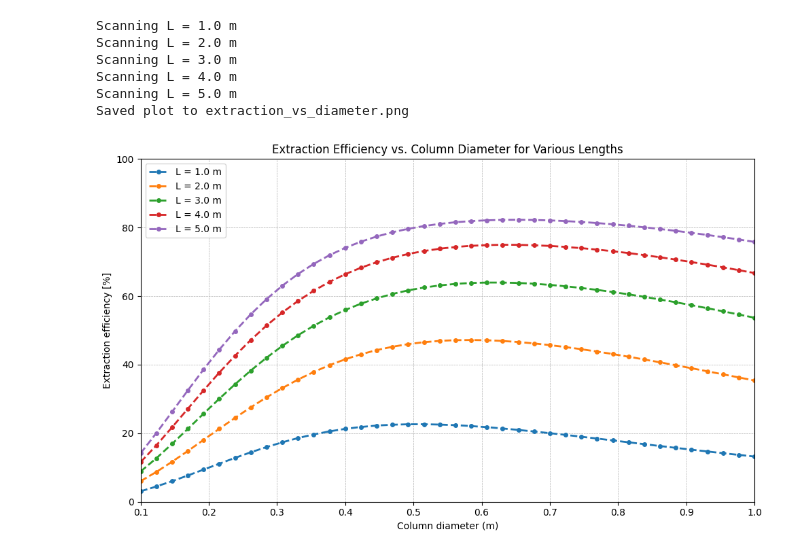
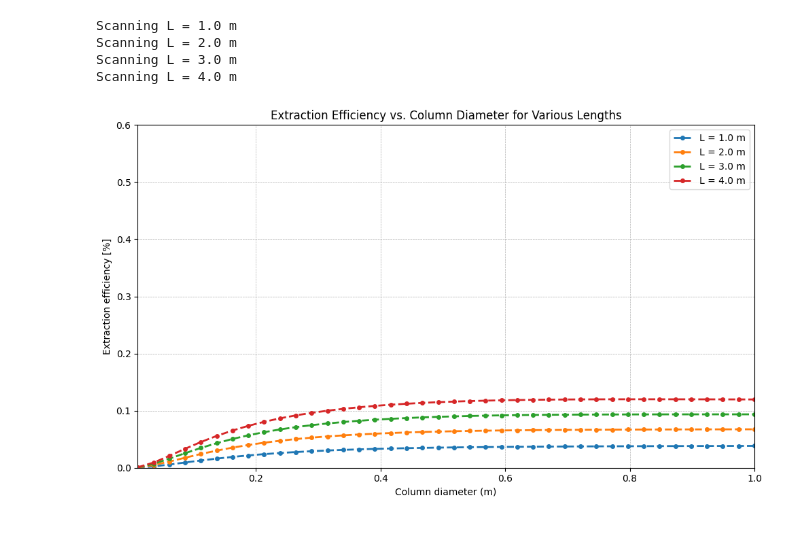
Before and after one commit to rossmacdonald98/BubbleColumnGLC, a Jupyter notebook: L_D_scan.ipynb, the cells around one changed output. Cells and saved outputs as stored; diff of their text form; code cells hidden in the pictures.

```diff
--- a/L_D_scan.ipynb
+++ b/L_D_scan.ipynb
@@ -34,7 +34,7 @@ def run_scan(diameters, lengths, base_params):
             try:
                 # The solve function now returns a single dictionary
                 [results, solution] = bubble_col_glc.solve(params)
-                eff = results.get("extraction_efficiency [%]", np.nan)
+                eff = results.get("extraction_efficiency [fraction]", np.nan)
             except Exception as e:
                 print(f"  solve failed for D={D:.3f} L={L:.2f}: {e}")
                 eff = np.nan
@@ -51,38 +51,36 @@ def plot_results(diameters, scan_results, out_file="extraction_vs_diameter.png")
     plt.xlabel("Column diameter (m)")
     plt.ylabel("Extraction efficiency [%]")
     plt.title("Extraction Efficiency vs. Column Diameter for Various Lengths")
-    plt.ylim(0, 100)
+    plt.ylim(0, 0.6)
     plt.xlim(diameters.min(), diameters.max())
     plt.grid(True, which='both', linestyle='--', linewidth=0.5)
     plt.legend()
     plt.tight_layout()
 
     plt.show()
 
 
 # Base parameters (modify as required)
 base_params = {
     "c_T_inlet": 1.96e-2,   # mol/m^3
     "y_T2_in": 0.0,
     "P_0": 5e5,
-    "BCs": "O-C",           # Boundary conditions: "O-C" or "C-C"
+    "BCs": "C-C",           # Boundary conditions: "O-C" or "C-C"
     "Flow_l": 560,         # kg/s
-    "Flow_g": 10,        # mol/s
+    "Flow_g": 0.19,        # mol/s
     "T": 623,
     "elements": 50,        # Number of initial mesh elements for solver
 }
 
 # Define the parameter space for the scan
-diameters = np.linspace(0.1, 1.0, 40)  # m
-lengths = [1.0, 2.0, 3.0, 4.0, 5.0]    # m
+diameters = np.linspace(0.01, 1.0, 40)  # m
+lengths = [1.0, 2.0, 3.0, 4.0]    # m
 
 scan_results = run_scan(diameters, lengths, base_params)
 plot_results(diameters, scan_results)
 # %% [output]
 Scanning L = 1.0 m
 Scanning L = 2.0 m
 Scanning L = 3.0 m
 Scanning L = 4.0 m
-Scanning L = 5.0 m
-Saved plot to extraction_vs_diameter.png
-[figure, old version]
+[figure, new version]
```
